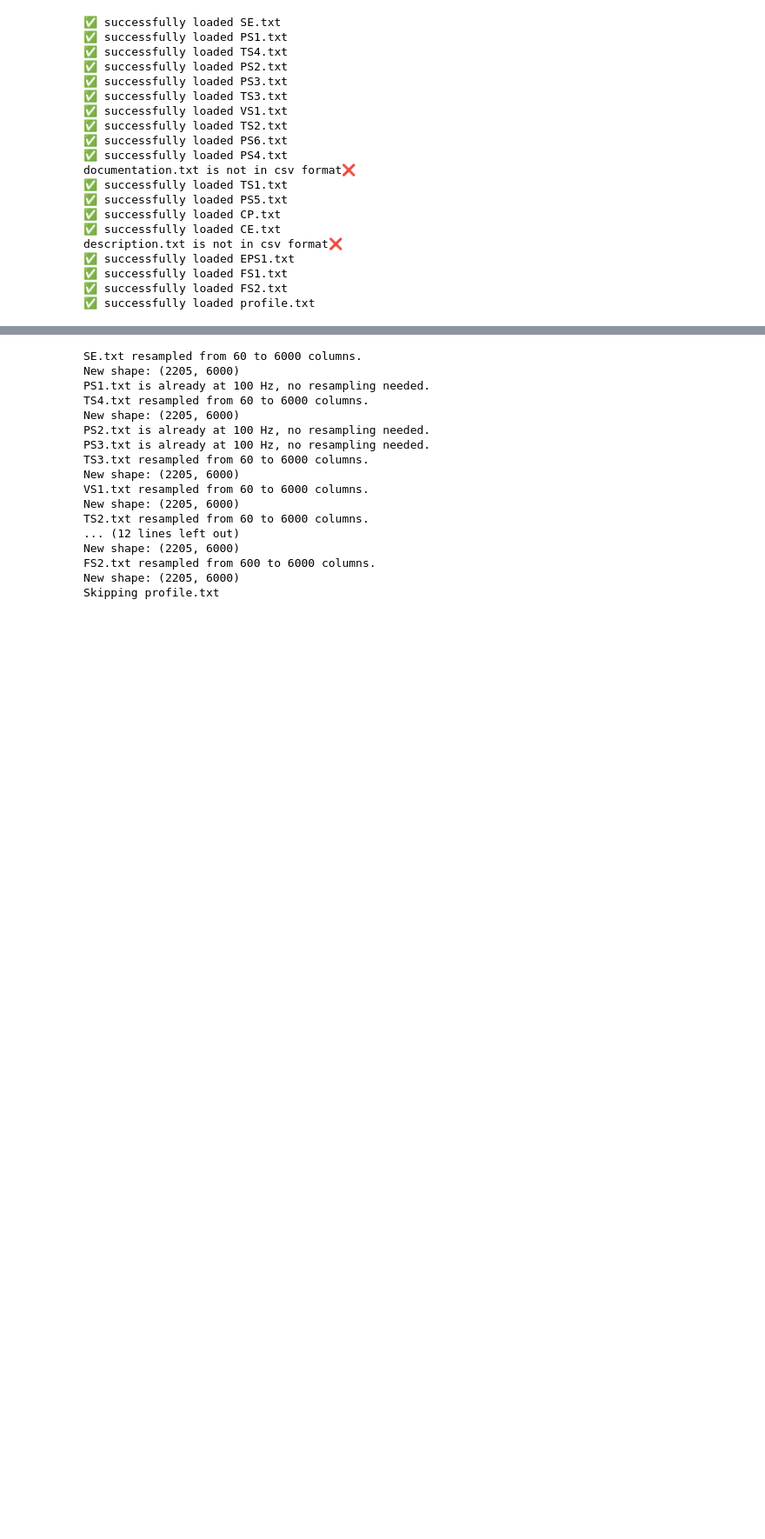
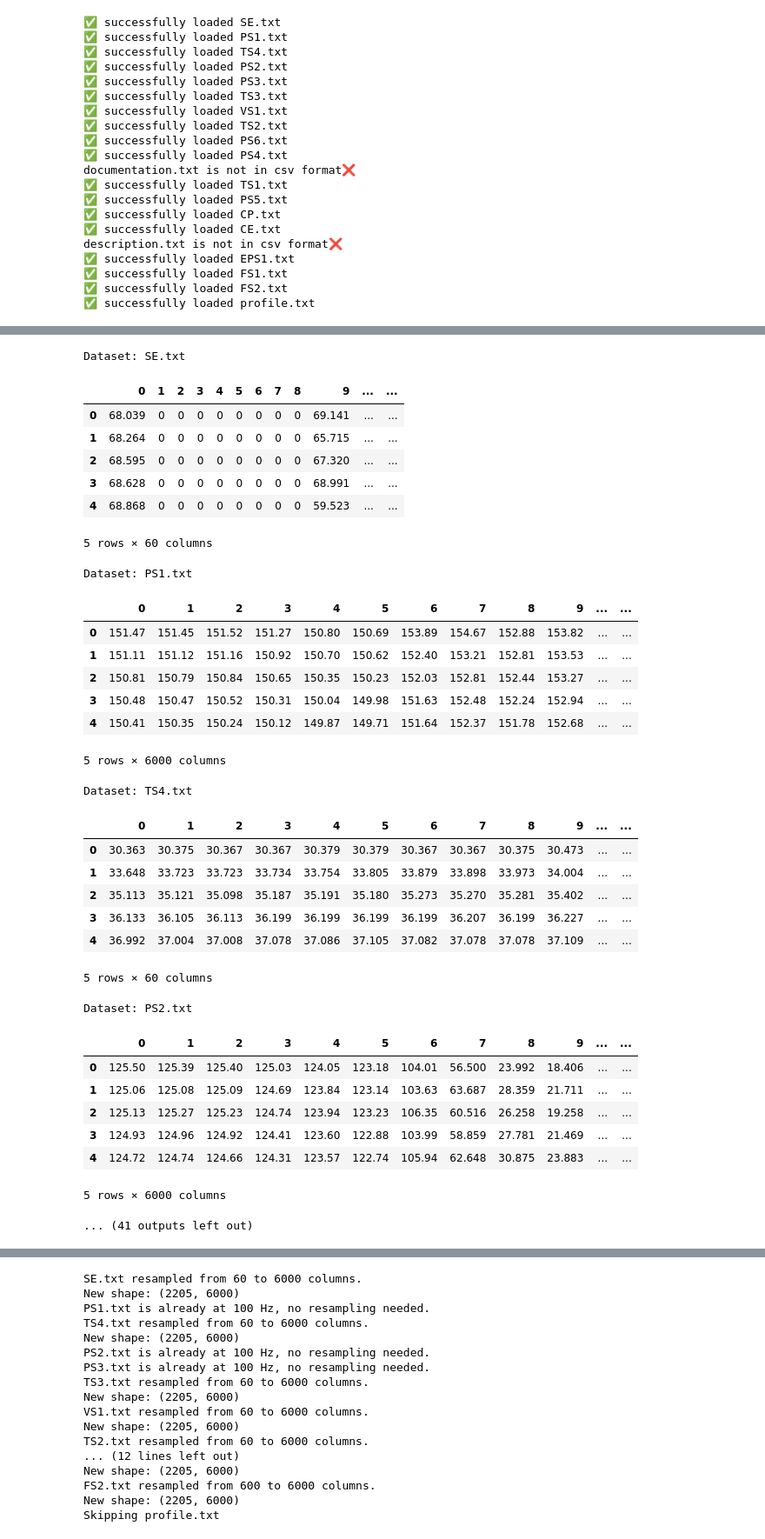
Before and after one commit to AsuquoAA/Predictive_Maintenance, a Jupyter notebook: Predictive_Maintenance_Classification.ipynb, the cells around one changed output, grey strips where cells are left out. Shown at 87% size. Drawn from its saved outputs; the diff is of its cells as text; code cells hidden in the pictures; blank space fills up the shorter version.

```diff
--- a/Predictive_Maintenance_Classification.ipynb
+++ b/Predictive_Maintenance_Classification.ipynb
@@ -72,0 +87,42 @@ description.txt is not in csv format❌
+# %%
+# Taking a look at the datasets to view their structures
+def view_datasets():
+    for key,value in dataframes.items():
+        print(f"Dataset: {key}")
+        display(value.head())
+
+view_datasets()
+# %% [output]
+Dataset: SE.txt
+|  | 0 | 1 | 2 | 3 | 4 | 5 | 6 | 7 | 8 | 9 | ... | ... |
+| 0 | 68.039 | 0 | 0 | 0 | 0 | 0 | 0 | 0 | 0 | 69.141 | ... | ... |
+| 1 | 68.264 | 0 | 0 | 0 | 0 | 0 | 0 | 0 | 0 | 65.715 | ... | ... |
+| 2 | 68.595 | 0 | 0 | 0 | 0 | 0 | 0 | 0 | 0 | 67.320 | ... | ... |
+| 3 | 68.628 | 0 | 0 | 0 | 0 | 0 | 0 | 0 | 0 | 68.991 | ... | ... |
+| 4 | 68.868 | 0 | 0 | 0 | 0 | 0 | 0 | 0 | 0 | 59.523 | ... | ... |
+5 rows × 60 columns
+Dataset: PS1.txt
+|  | 0 | 1 | 2 | 3 | 4 | 5 | 6 | 7 | 8 | 9 | ... | ... |
+| 0 | 151.47 | 151.45 | 151.52 | 151.27 | 150.80 | 150.69 | 153.89 | 154.67 | 152.88 | 153.82 | ... | ... |
+| 1 | 151.11 | 151.12 | 151.16 | 150.92 | 150.70 | 150.62 | 152.40 | 153.21 | 152.81 | 153.53 | ... | ... |
+| 2 | 150.81 | 150.79 | 150.84 | 150.65 | 150.35 | 150.23 | 152.03 | 152.81 | 152.44 | 153.27 | ... | ... |
+| 3 | 150.48 | 150.47 | 150.52 | 150.31 | 150.04 | 149.98 | 151.63 | 152.48 | 152.24 | 152.94 | ... | ... |
+| 4 | 150.41 | 150.35 | 150.24 | 150.12 | 149.87 | 149.71 | 151.64 | 152.37 | 151.78 | 152.68 | ... | ... |
+5 rows × 6000 columns
+Dataset: TS4.txt
+|  | 0 | 1 | 2 | 3 | 4 | 5 | 6 | 7 | 8 | 9 | ... | ... |
+| 0 | 30.363 | 30.375 | 30.367 | 30.367 | 30.379 | 30.379 | 30.367 | 30.367 | 30.375 | 30.473 | ... | ... |
+| 1 | 33.648 | 33.723 | 33.723 | 33.734 | 33.754 | 33.805 | 33.879 | 33.898 | 33.973 | 34.004 | ... | ... |
+| 2 | 35.113 | 35.121 | 35.098 | 35.187 | 35.191 | 35.180 | 35.273 | 35.270 | 35.281 | 35.402 | ... | ... |
+| 3 | 36.133 | 36.105 | 36.113 | 36.199 | 36.199 | 36.199 | 36.199 | 36.207 | 36.199 | 36.227 | ... | ... |
+| 4 | 36.992 | 37.004 | 37.008 | 37.078 | 37.086 | 37.105 | 37.082 | 37.078 | 37.078 | 37.109 | ... | ... |
+5 rows × 60 columns
+Dataset: PS2.txt
+|  | 0 | 1 | 2 | 3 | 4 | 5 | 6 | 7 | 8 | 9 | ... | ... |
+| 0 | 125.50 | 125.39 | 125.40 | 125.03 | 124.05 | 123.18 | 104.01 | 56.500 | 23.992 | 18.406 | ... | ... |
+| 1 | 125.06 | 125.08 | 125.09 | 124.69 | 123.84 | 123.14 | 103.63 | 63.687 | 28.359 | 21.711 | ... | ... |
+| 2 | 125.13 | 125.27 | 125.23 | 124.74 | 123.94 | 123.23 | 106.35 | 60.516 | 26.258 | 19.258 | ... | ... |
+| 3 | 124.93 | 124.96 | 124.92 | 124.41 | 123.60 | 122.88 | 103.99 | 58.859 | 27.781 | 21.469 | ... | ... |
+| 4 | 124.72 | 124.74 | 124.66 | 124.31 | 123.57 | 122.74 | 105.94 | 62.648 | 30.875 | 23.883 | ... | ... |
+5 rows × 6000 columns
+... (41 outputs left out)
```
Also changed, not shown: parts of 48 cells of this notebook, 10 other files.
